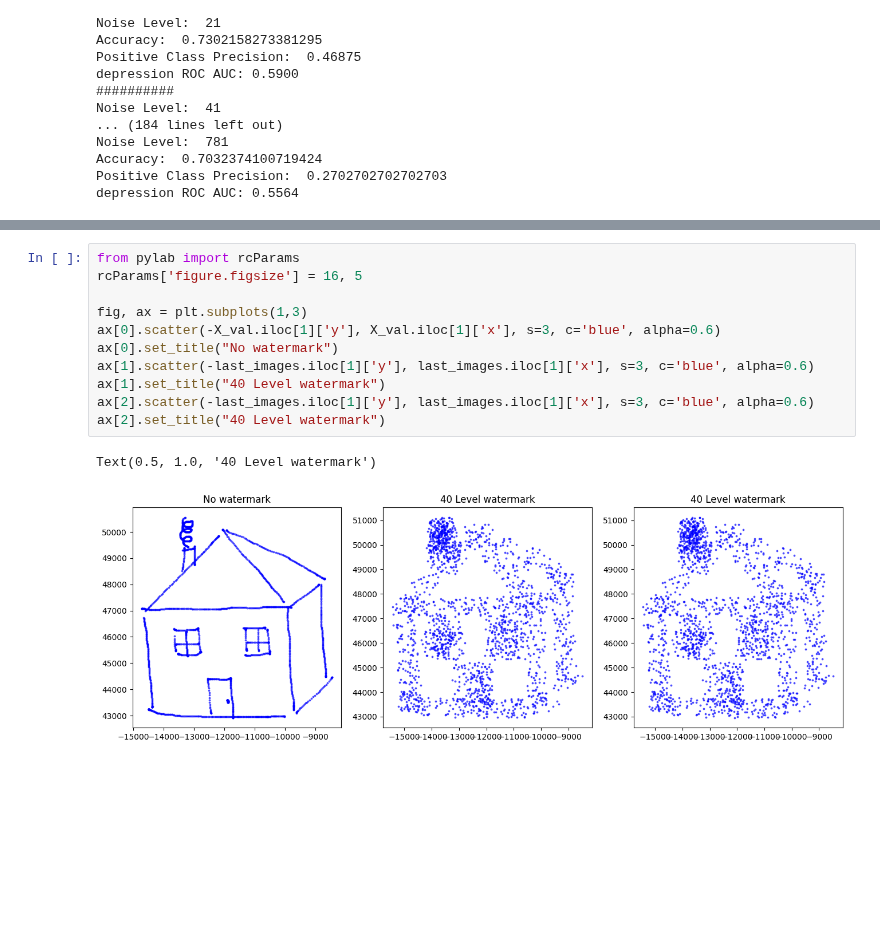
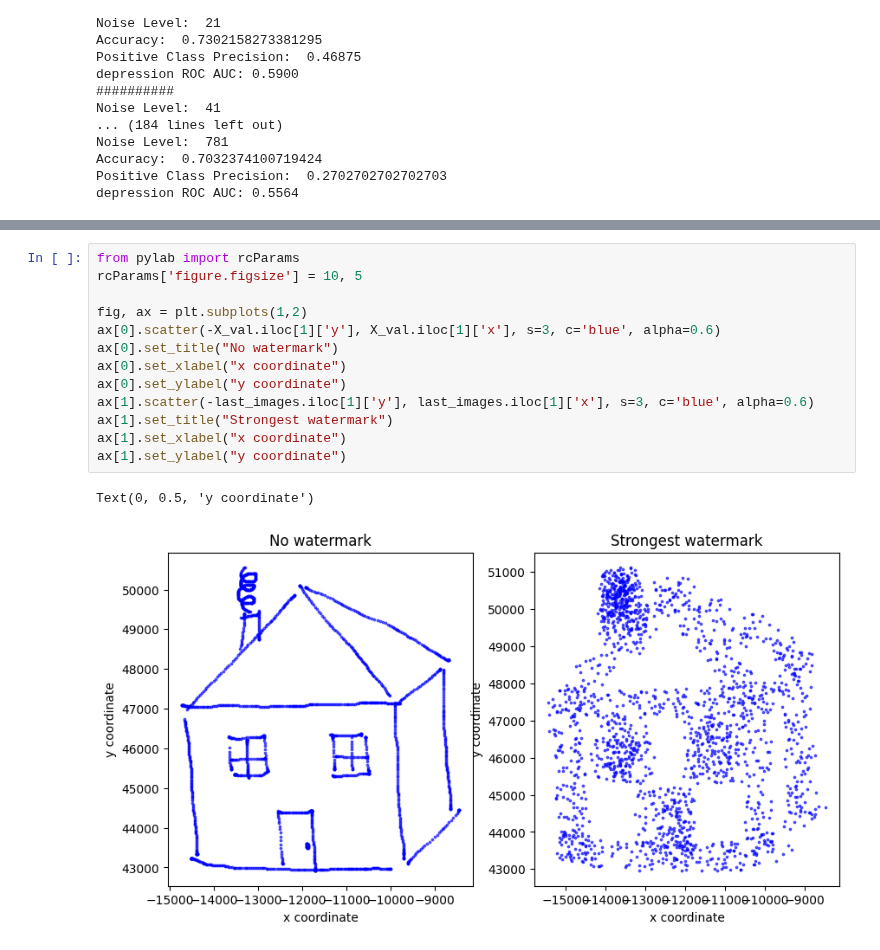
Before and after one commit to PosgradoMNA/Proyecto_Integrador_Equipo_11, a Jupyter notebook: src/xgboost_analysis.ipynb, the cells around one changed output, grey strips where cells are left out. Drawn from its saved outputs; the diff is of its cells as text; blank space fills up the shorter version.

Commit message:
Fix plot labels

```diff
--- a/src/xgboost_analysis.ipynb
+++ b/src/xgboost_analysis.ipynb
@@ -318,14 +319,16 @@ Text(0, 0.5, 'Metric value')
 # %%
 from pylab import rcParams
-rcParams['figure.figsize'] = 16, 5
+rcParams['figure.figsize'] = 10, 5
 
-fig, ax = plt.subplots(1,3)
+fig, ax = plt.subplots(1,2)
 ax[0].scatter(-X_val.iloc[1]['y'], X_val.iloc[1]['x'], s=3, c='blue', alpha=0.6)
 ax[0].set_title("No watermark")
+ax[0].set_xlabel("x coordinate")
+ax[0].set_ylabel("y coordinate")
 ax[1].scatter(-last_images.iloc[1]['y'], last_images.iloc[1]['x'], s=3, c='blue', alpha=0.6)
-ax[1].set_title("40 Level watermark")
-ax[2].scatter(-last_images.iloc[1]['y'], last_images.iloc[1]['x'], s=3, c='blue', alpha=0.6)
-ax[2].set_title("40 Level watermark")
+ax[1].set_title("Strongest watermark")
+ax[1].set_xlabel("x coordinate")
+ax[1].set_ylabel("y coordinate")
 # %% [output]
-Text(0.5, 1.0, '40 Level watermark')
+Text(0, 0.5, 'y coordinate')
-[figure, old version]
+[figure, new version]
```
Also changed, not shown: parts of 1 cell of this notebook.
